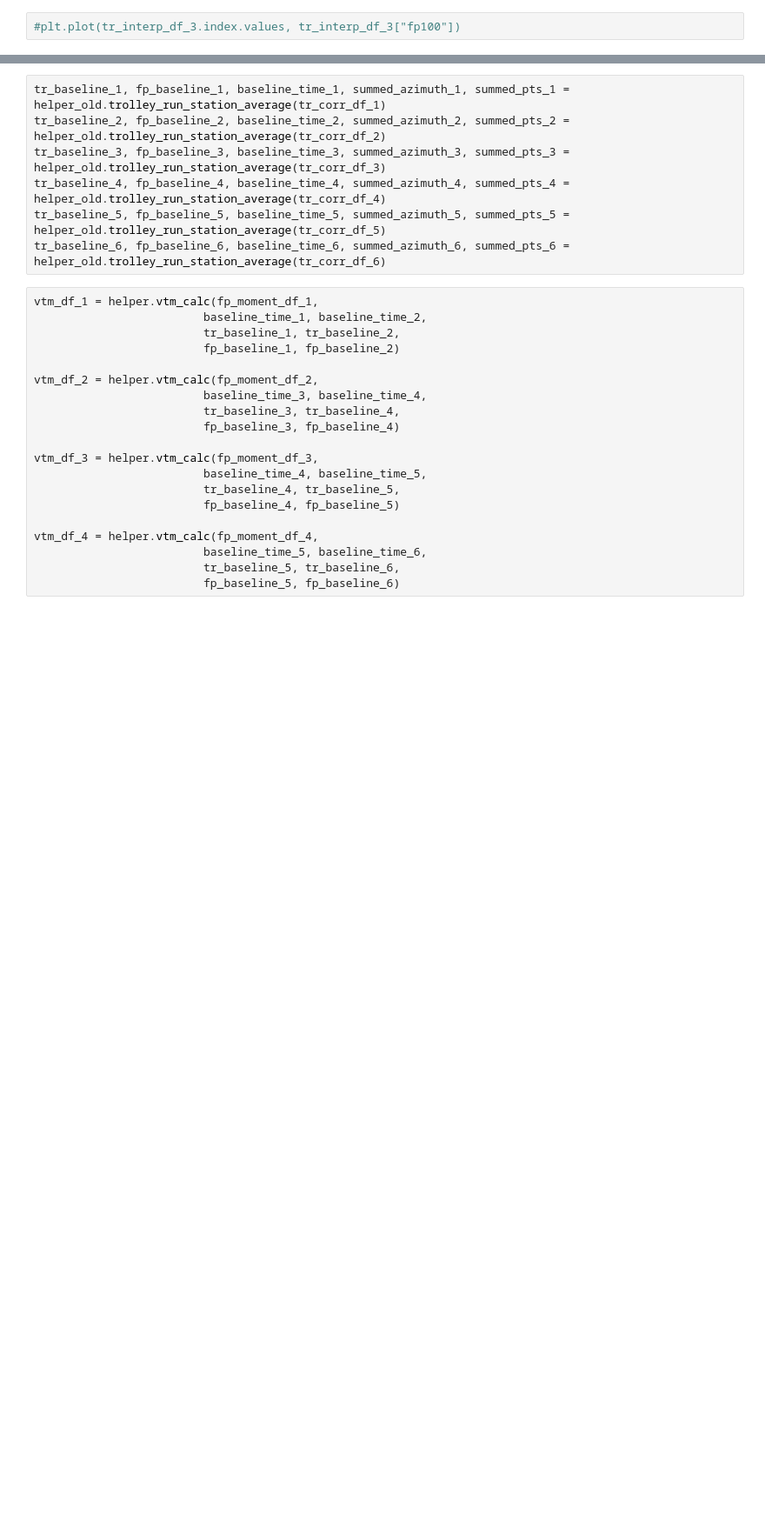
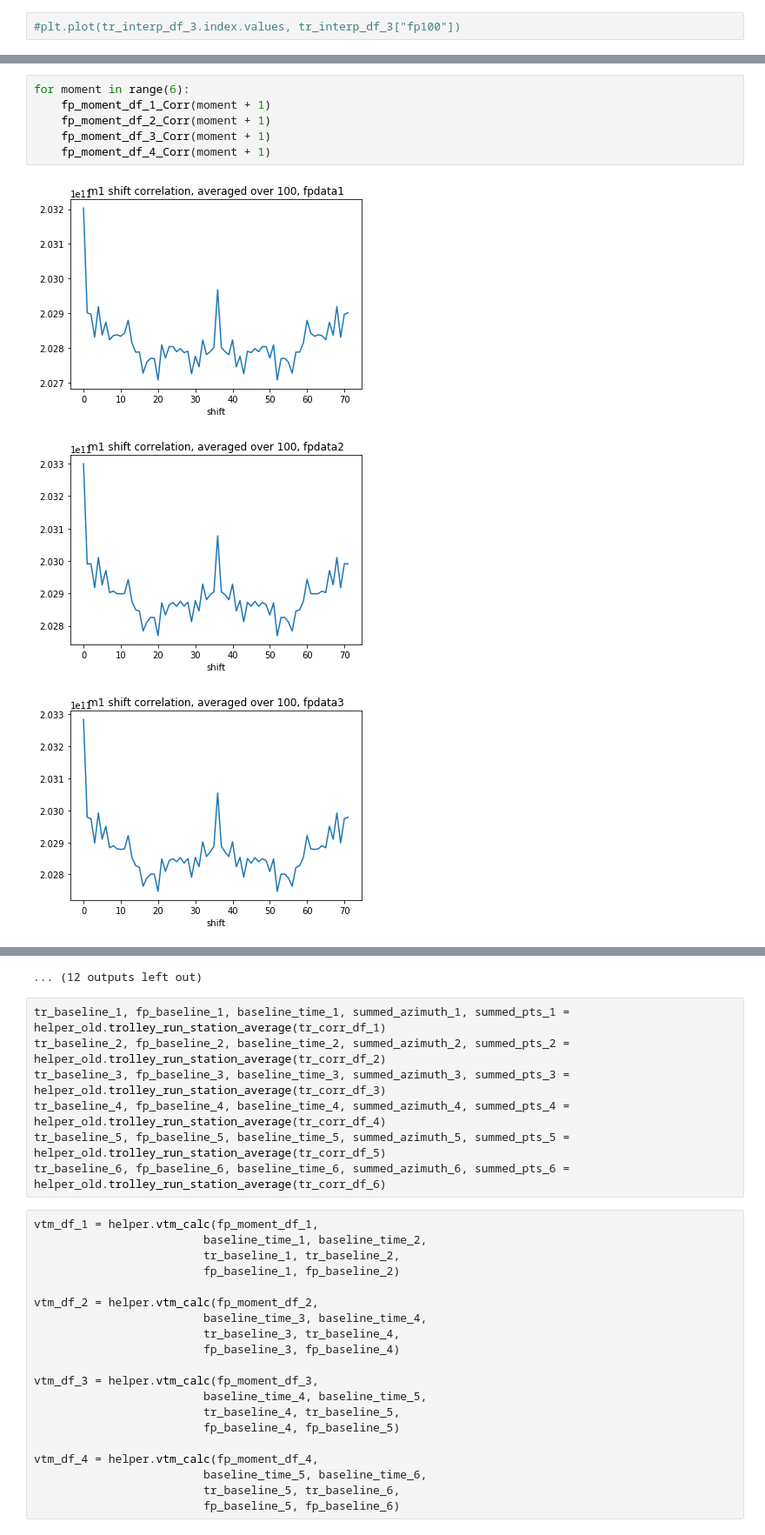
Before and after one commit to aetb/trfp, a Jupyter notebook: 9DayJonathan.ipynb, the cells around one changed output, grey strips where cells are left out. Shown at 87% size. Drawn from its saved outputs; the diff is of its cells as text; blank space fills up the shorter version.

```diff
--- a/9DayJonathan.ipynb
+++ b/9DayJonathan.ipynb
@@ -74,0 +184,10 @@ Removing trolley image from station 71.
+# %%
+for moment in range(6):
+    fp_moment_df_1_Corr(moment + 1)
+    fp_moment_df_2_Corr(moment + 1)
+    fp_moment_df_3_Corr(moment + 1)
+    fp_moment_df_4_Corr(moment + 1)
+# %% [output]
+[figure, added]
+[figure, added]
+[figure, added]
@@ -75,3 +203,4 @@ Removing trolley image from station 71.
+... (12 outputs left out)
 # %%
 tr_baseline_1, fp_baseline_1, baseline_time_1, summed_azimuth_1, summed_pts_1 = helper_old.trolley_run_station_average(tr_corr_df_1)
 tr_baseline_2, fp_baseline_2, baseline_time_2, summed_azimuth_2, summed_pts_2 = helper_old.trolley_run_station_average(tr_corr_df_2)
```
Also changed, not shown: parts of 10 cells of this notebook, 6 other files.
